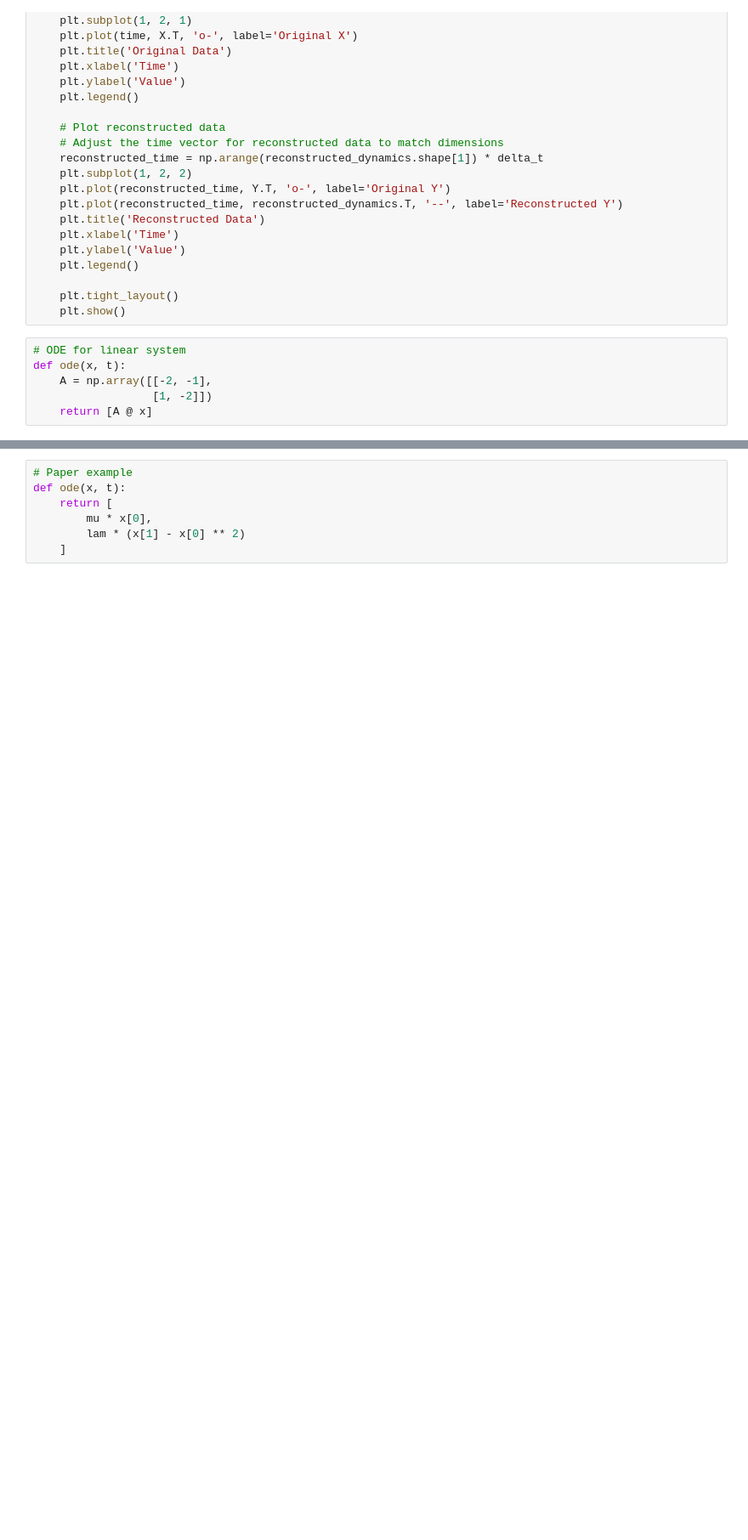
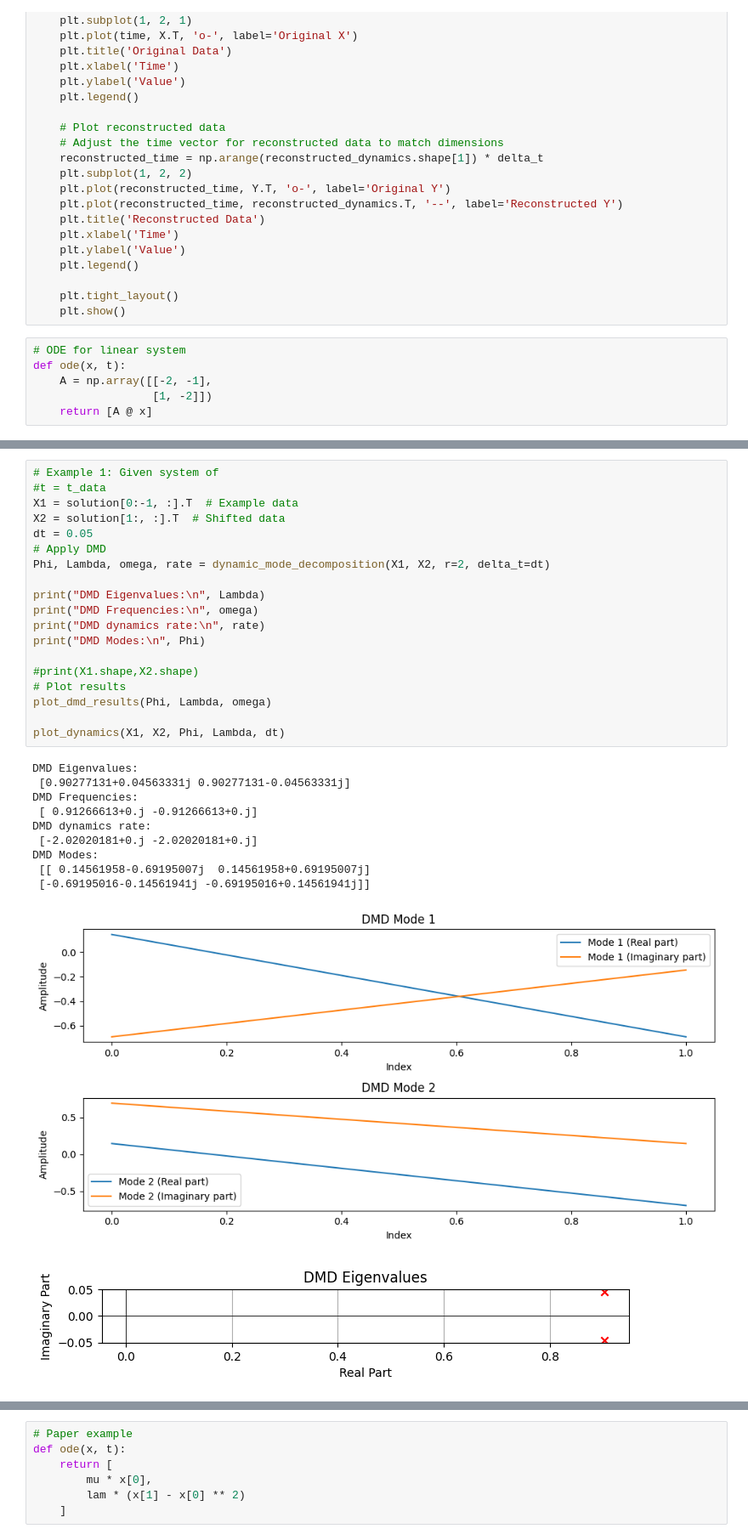
Before and after one commit to KulkarniHrishikesh/PyDMD, a Jupyter notebook: DMD.ipynb, the cells around one changed output, grey strips where cells are left out. Shown at 85% size. Drawn from its saved outputs; the diff is of its cells as text; blank space fills up the shorter version.

```diff
--- a/DMD.ipynb
+++ b/DMD.ipynb
@@ -271,0 +302,31 @@ ValueError: matmul: Input operand 1 has a mismatch in its core dimension 0, with
+# %%
+# Example 1: Given system of
+#t = t_data
+X1 = solution[0:-1, :].T  # Example data
+X2 = solution[1:, :].T  # Shifted data
+dt = 0.05
+# Apply DMD
+Phi, Lambda, omega, rate = dynamic_mode_decomposition(X1, X2, r=2, delta_t=dt)
+
+print("DMD Eigenvalues:\n", Lambda)
+print("DMD Frequencies:\n", omega)
+print("DMD dynamics rate:\n", rate)
+print("DMD Modes:\n", Phi)
+
+#print(X1.shape,X2.shape)
+# Plot results
+plot_dmd_results(Phi, Lambda, omega)
+
+plot_dynamics(X1, X2, Phi, Lambda, dt)
+# %% [output]
+DMD Eigenvalues:
+ [0.90277131+0.04563331j 0.90277131-0.04563331j]
+DMD Frequencies:
+ [ 0.91266613+0.j -0.91266613+0.j]
+DMD dynamics rate:
+ [-2.02020181+0.j -2.02020181+0.j]
+DMD Modes:
+ [[ 0.14561958-0.69195007j  0.14561958+0.69195007j]
+ [-0.69195016-0.14561941j -0.69195016+0.14561941j]]
+[figure, added]
+[figure, added]
```
Also changed, not shown: parts of 3 cells of this notebook.
